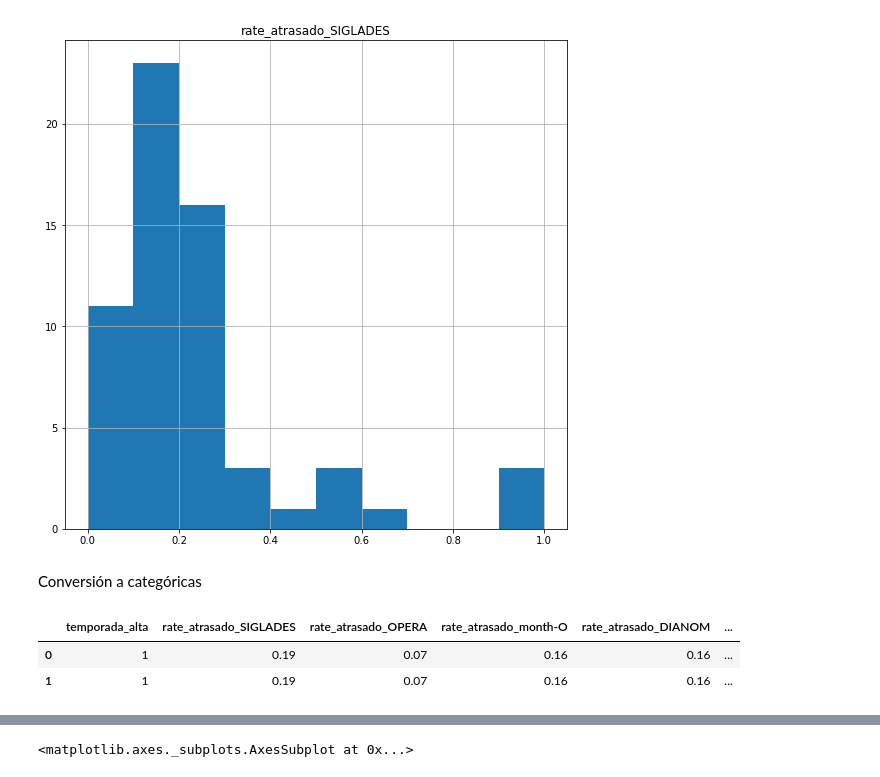
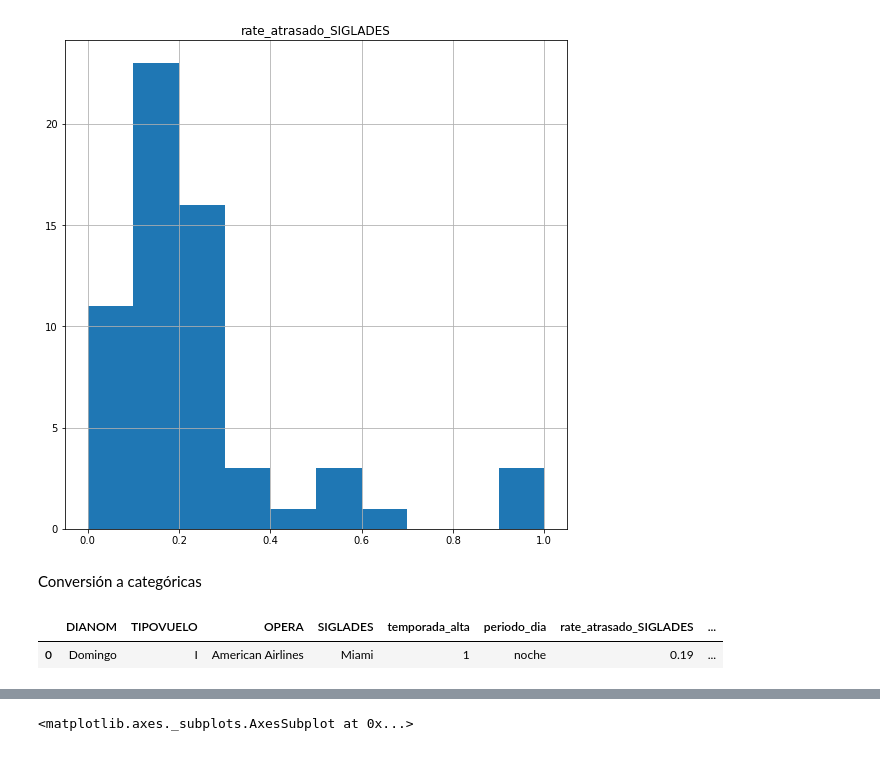
Before and after one commit to marcelotorrescisterna/LatamChallenge, a Jupyter notebook: Solution-Copy2.ipynb, the cells around one changed output, grey strips where cells are left out. Drawn from its saved outputs; the diff is of its cells as text; code cells hidden in the pictures.

```diff
--- a/Solution-Copy2.ipynb
+++ b/Solution-Copy2.ipynb
@@ -618,6 +618,11 @@ for i in X.rate_atrasado_SIGLADES:
 X['NEWDEST'] = newdest
 # %% [markdown]
 Conversión a categóricas
+# %%
+X.head(1)
+# %% [output]
+|  | DIANOM | TIPOVUELO | OPERA | SIGLADES | temporada_alta | periodo_dia | rate_atrasado_SIGLADES | ... |
+| 0 | Domingo | I | American Airlines | Miami | 1 | noche | 0.19 | ... |
 # %%
 dianom_categ = pd.get_dummies(X["DIANOM"], drop_first = True)
 tipovuelo_categ = pd.get_dummies(X["TIPOVUELO"], drop_first = True)
@@ -631,9 +636,3 @@ X = pd.concat([X , dianom_categ , tipovuelo_categ , periododia_categ , newdest_c
-# %%
-X.head(2)
-# %% [output]
-|  | temporada_alta | rate_atrasado_SIGLADES | rate_atrasado_OPERA | rate_atrasado_month-O | rate_atrasado_DIANOM | ... |
-| 0 | 1 | 0.19 | 0.07 | 0.16 | 0.16 | ... |
-| 1 | 1 | 0.19 | 0.07 | 0.16 | 0.16 | ... |
 # %%
 X
 # %% [output]
```
Also changed, not shown: parts of 4 cells of this notebook, 1 other file.
